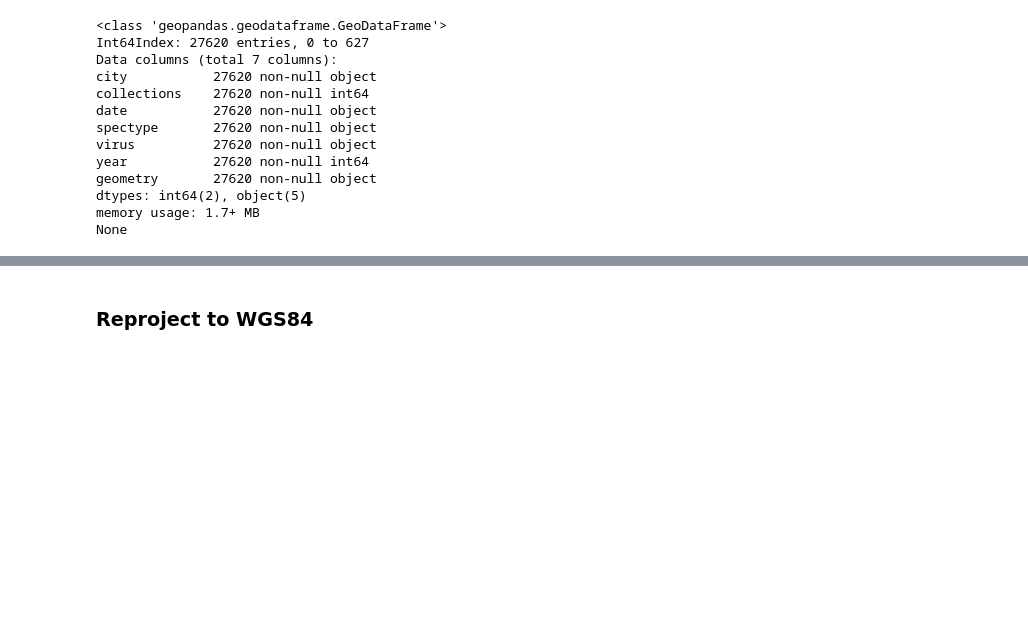
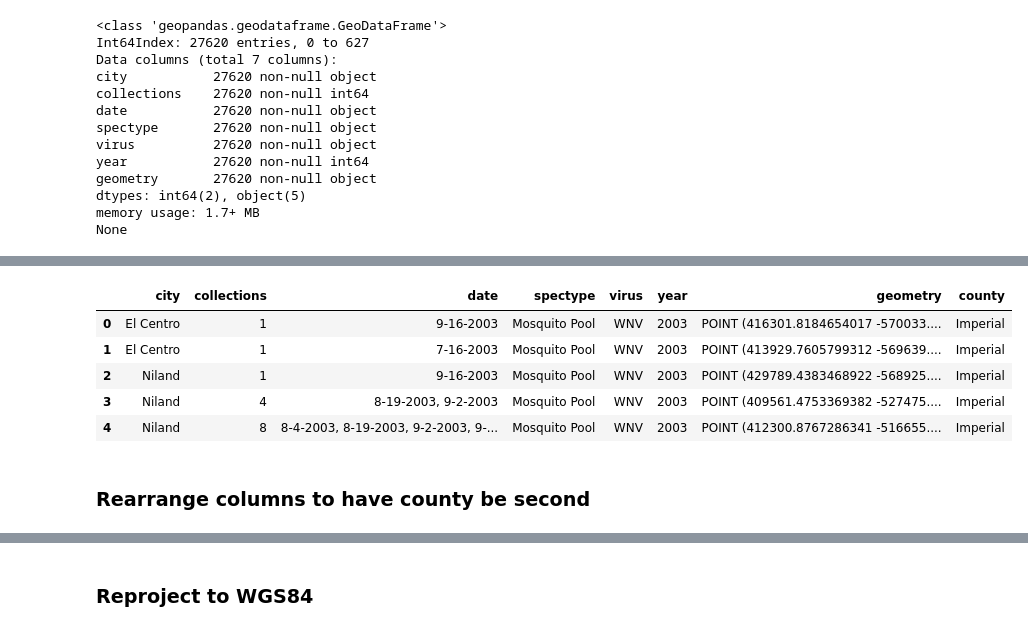
Before and after one commit to bazini627/nmpFinalProject, a Jupyter notebook: wnvDataCleanup.ipynb, the cells around one changed output, grey strips where cells are left out. Cells and saved outputs as stored; diff of their text form; code cells hidden in the pictures; blank space fills up the shorter version.

```diff
--- a/wnvDataCleanup.ipynb
+++ b/wnvDataCleanup.ipynb
@@ -682,0 +704,11 @@ None
+# %%
+points_counties_albers.head()
+# %% [output]
+|  | city | collections | date | spectype | virus | year | geometry | county |
+| 0 | El Centro | 1 | 9-16-2003 | Mosquito Pool | WNV | 2003 | POINT (416301.8184654017 -570033.... | Imperial |
+| 1 | El Centro | 1 | 7-16-2003 | Mosquito Pool | WNV | 2003 | POINT (413929.7605799312 -569639.... | Imperial |
+| 2 | Niland | 1 | 9-16-2003 | Mosquito Pool | WNV | 2003 | POINT (429789.4383468922 -568925.... | Imperial |
+| 3 | Niland | 4 | 8-19-2003, 9-2-2003 | Mosquito Pool | WNV | 2003 | POINT (409561.4753369382 -527475.... | Imperial |
+| 4 | Niland | 8 | 8-4-2003, 8-19-2003, 9-2-2003, 9-... | Mosquito Pool | WNV | 2003 | POINT (412300.8767286341 -516655.... | Imperial |
+# %% [markdown]
+### Rearrange columns to have county be second
```
Also changed, not shown: parts of 14 cells of this notebook, 1 other file.
